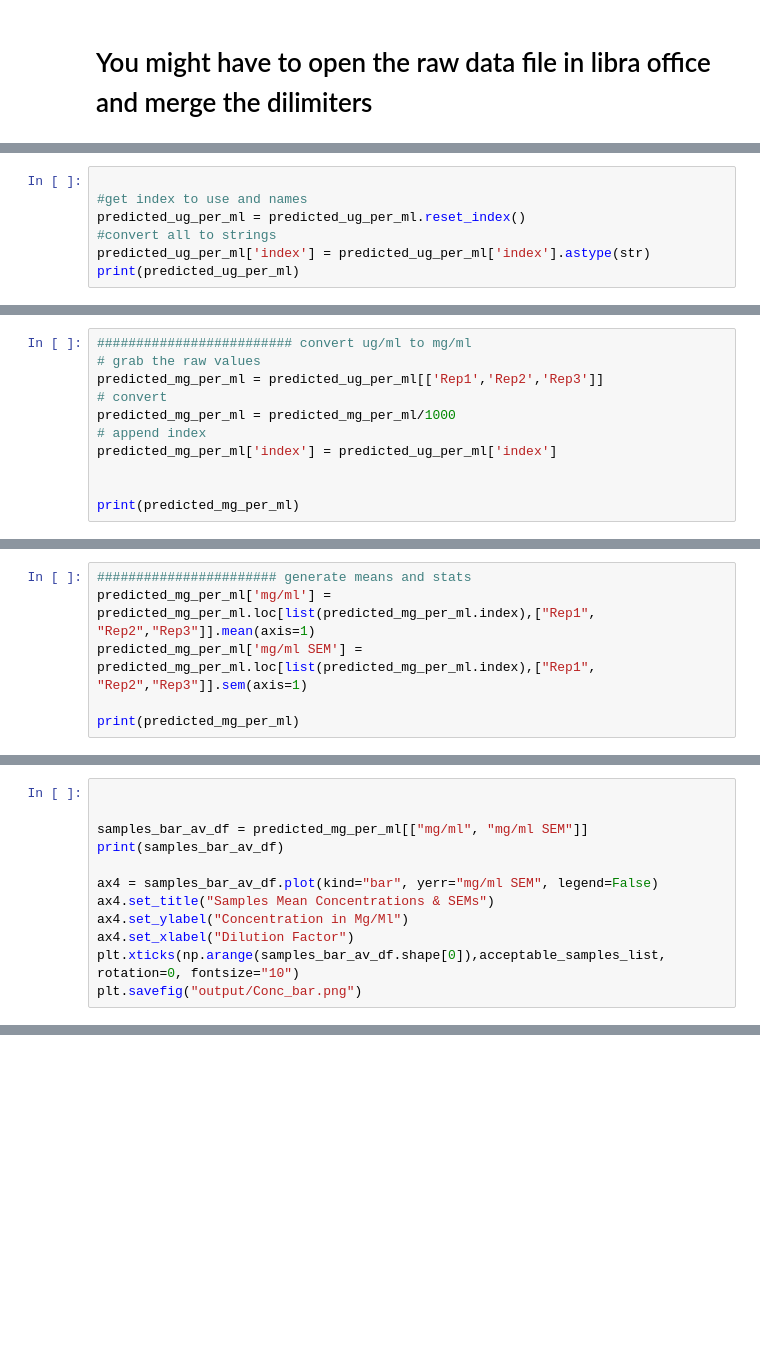
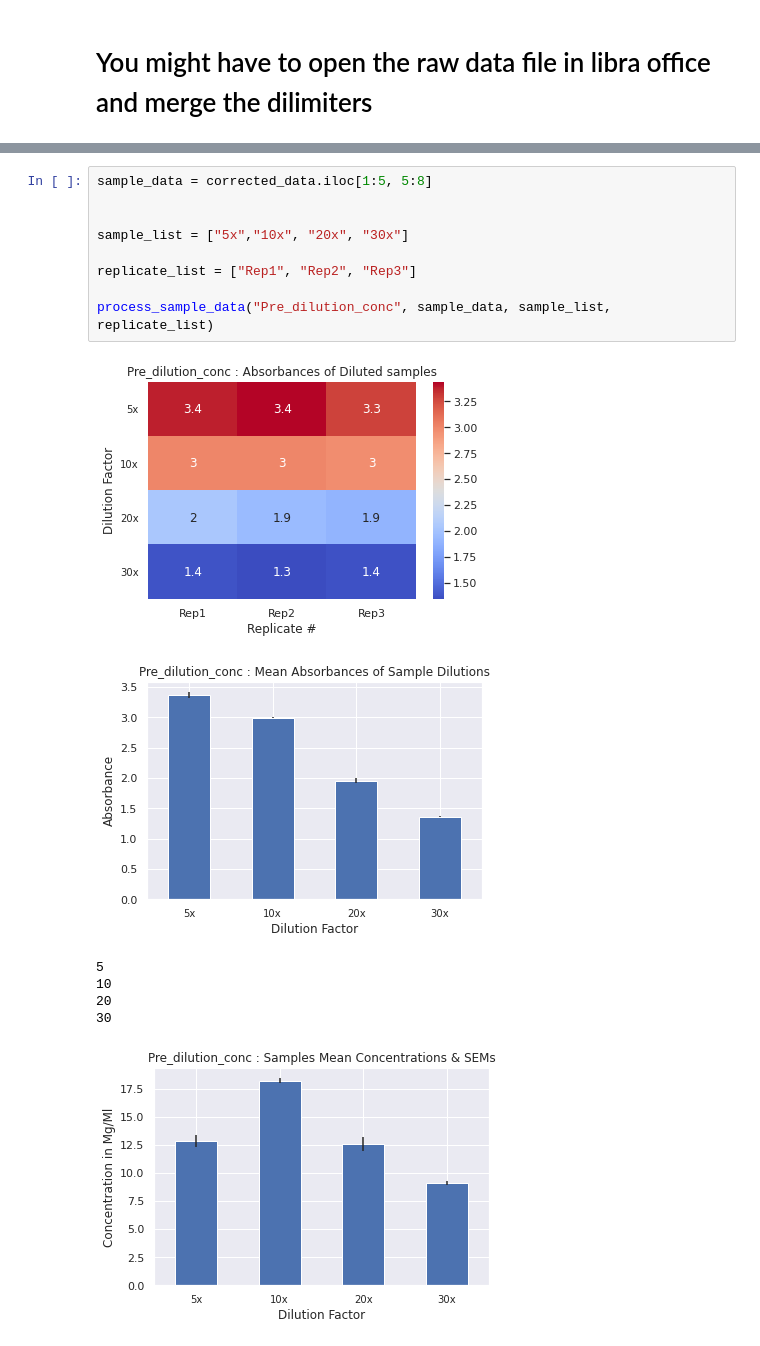
Before and after one commit to Laohakunakorn-Group/NLLAB_OT2_Bradford, a Jupyter notebook: analysis/frequentist_bradford_data_analysis_package/bradford_data_processing/bradforddataprocessing_biotek_h1_platereader.ipynb, the cells around one changed output, grey strips where cells are left out. Drawn from its saved outputs; the diff is of its cells as text; blank space fills up the shorter version.

```diff
--- a/analysis/frequentist_bradford_data_analysis_package/bradford_data_processing/bradforddataprocessing_biotek_h1_platereader.ipynb
+++ b/analysis/frequentist_bradford_data_analysis_package/bradford_data_processing/bradforddataprocessing_biotek_h1_platereader.ipynb
@@ -313,7 +142,0 @@ Multiplying row 20x by dilution factor: 20
-# %%
-
-#get index to use and names
-predicted_ug_per_ml = predicted_ug_per_ml.reset_index()
-#convert all to strings
-predicted_ug_per_ml['index'] = predicted_ug_per_ml['index'].astype(str)
-print(predicted_ug_per_ml)
@@ -326,11 +142,0 @@ print(predicted_ug_per_ml)
-# %%
-######################### convert ug/ml to mg/ml
-# grab the raw values
-predicted_mg_per_ml = predicted_ug_per_ml[['Rep1','Rep2','Rep3']]
-# convert
-predicted_mg_per_ml = predicted_mg_per_ml/1000
-# append index
-predicted_mg_per_ml['index'] = predicted_ug_per_ml['index']
-
-
-print(predicted_mg_per_ml)
@@ -343,6 +142,0 @@ print(predicted_mg_per_ml)
-# %%
-####################### generate means and stats
-predicted_mg_per_ml['mg/ml'] = predicted_mg_per_ml.loc[list(predicted_mg_per_ml.index),["Rep1", "Rep2","Rep3"]].mean(axis=1)
-predicted_mg_per_ml['mg/ml SEM'] = predicted_mg_per_ml.loc[list(predicted_mg_per_ml.index),["Rep1", "Rep2","Rep3"]].sem(axis=1)
-
-print(predicted_mg_per_ml)
@@ -355,12 +142,0 @@ print(predicted_mg_per_ml)
-# %%
-
-
-samples_bar_av_df = predicted_mg_per_ml[["mg/ml", "mg/ml SEM"]]
-print(samples_bar_av_df)
-
-ax4 = samples_bar_av_df.plot(kind="bar", yerr="mg/ml SEM", legend=False)
-ax4.set_title("Samples Mean Concentrations & SEMs")
-ax4.set_ylabel("Concentration in Mg/Ml")
-ax4.set_xlabel("Dilution Factor")
-plt.xticks(np.arange(samples_bar_av_df.shape[0]),acceptable_samples_list, rotation=0, fontsize="10")
-plt.savefig("output/Conc_bar.png")
@@ -632,0 +250,17 @@ else:
+# %%
+sample_data = corrected_data.iloc[1:5, 5:8]
+
+
+sample_list = ["5x","10x", "20x", "30x"]
+
+replicate_list = ["Rep1", "Rep2", "Rep3"]
+
+process_sample_data("Pre_dilution_conc", sample_data, sample_list, replicate_list)
+# %% [output]
+[figure, added]
+[figure, added]
+5
+10
+20
+30
+[figure, added]
```
Also changed, not shown: parts of 21 cells of this notebook.
